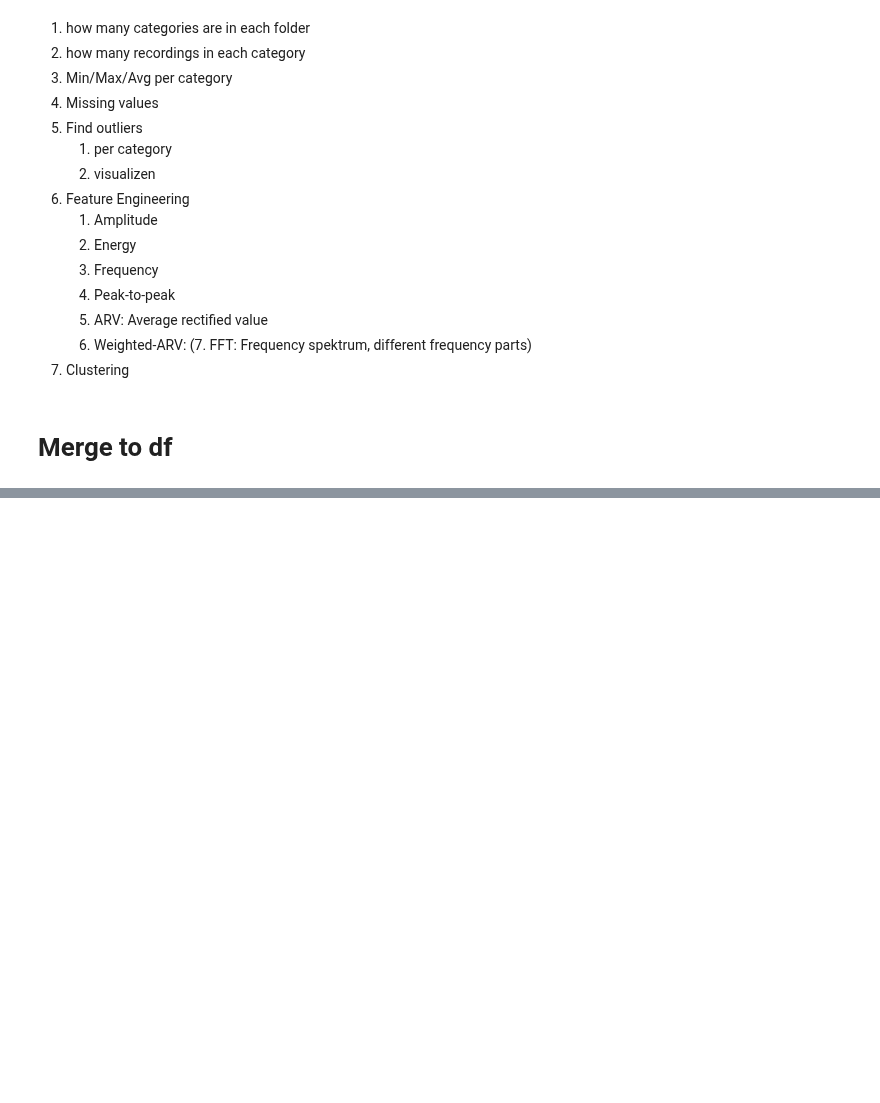
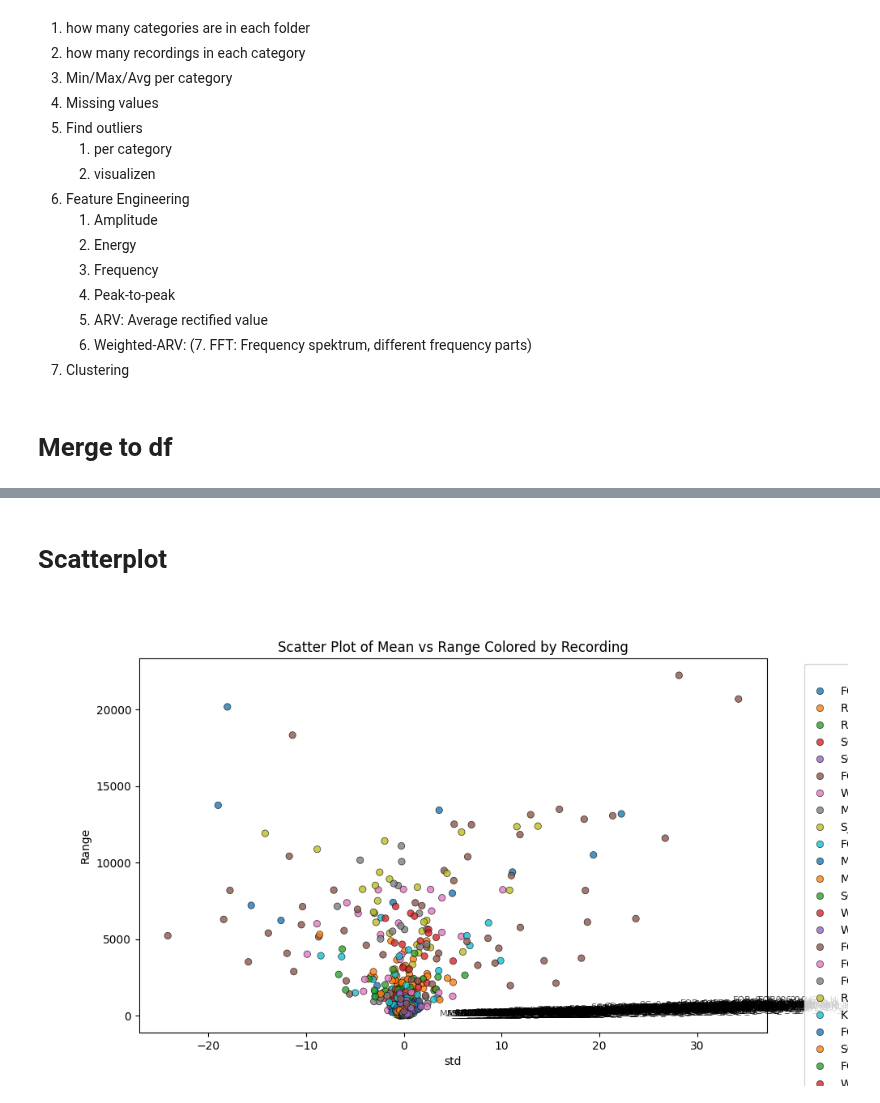
Before and after one commit to AdrianDaeschlein/master, a Jupyter notebook: preprocessing/eda.ipynb, the cells around one changed output, grey strips where cells are left out. Saved outputs shown, nothing was run; the diff lists cells and outputs as text; code cells hidden in the pictures; blank space fills up the shorter version.

Commit message:
ADD eda graphing

```diff
--- a/preprocessing/eda.ipynb
+++ b/preprocessing/eda.ipynb
@@ -71,3 +26,7 @@ df_geophone.to_csv("merged_geophone_falls.csv", index=False)
+# %%
+# Merge all the falls data
+df_geophone = eda.merge_geophone_falls("../geophone")
+df_geophone.to_csv("merged_geophone_falls.csv", index=False)
 # %%
 # add new column weight
 '''
@@ -83,0 +91,2 @@ df_geophone.to_csv("merged_geophone_falls.csv", index=False)
+# %%
+df_geophone_features = get_features(df_geophone)
@@ -83,0 +125,32 @@ df_geophone.to_csv("merged_geophone_falls.csv", index=False)
+# %% [markdown]
+# Scatterplot
+# %%
+def plot_scatter(df, labels = False):
+    """
+    Creates a scatter plot with mean on the x-axis, range on the y-axis,
+    and colors based on the recording category. Adds tooltips for each point.
+
+    Parameters:
+    - df (pd.DataFrame): DataFrame containing 'mean', 'range', and 'recording' columns.
+    """
+    plt.figure(figsize=(10, 6))
+    scatter = sns.scatterplot(data=df, x="mean", y="range", hue="recording", palette="tab10", alpha=0.8, edgecolor="black")
+
+    # Labels and title
+    plt.xlabel("std")
+    plt.ylabel("Range")
+    plt.title("Scatter Plot of Mean vs Range Colored by Recording")
+
+    # Add annotations
+    if labels:
+        for i in range(df.shape[0]):
+            plt.annotate(df['recording'][i], (df['std'][i], df['range'][i]), fontsize=8, alpha=0.7)
+
+    # Legend adjustments
+    plt.legend(title="Recording", bbox_to_anchor=(1.05, 1), loc="upper left")
+
+    plt.show()
+# %%
+plot_scatter(df_geophone_features, labels=True)
+# %% [output]
+[figure, added]
```
Also changed, not shown: parts of 8 cells of this notebook, 1 other file.
